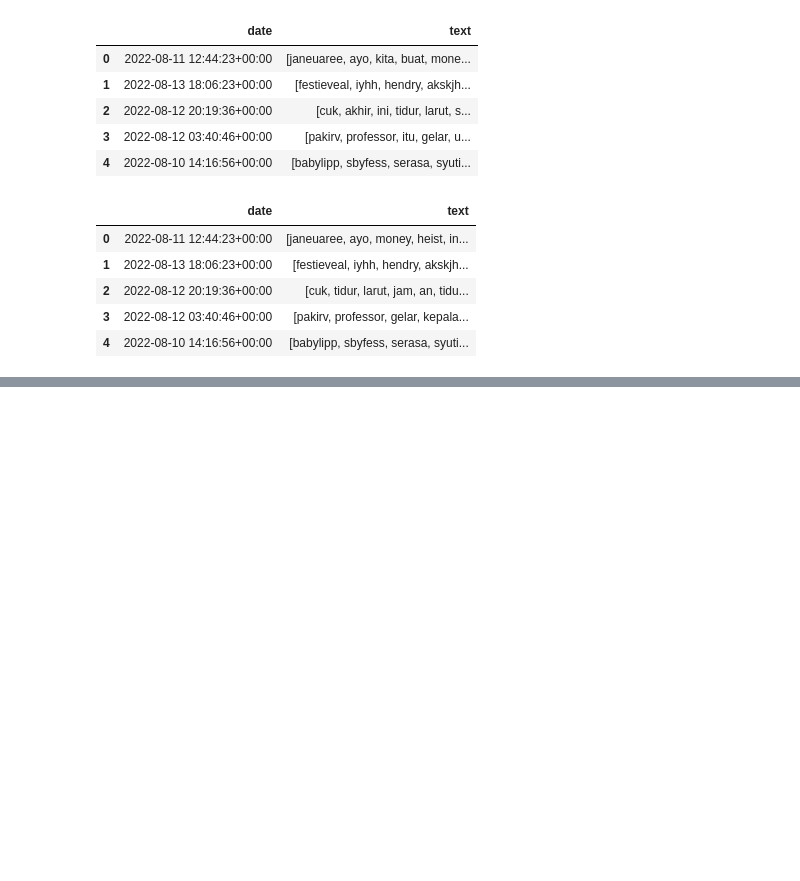
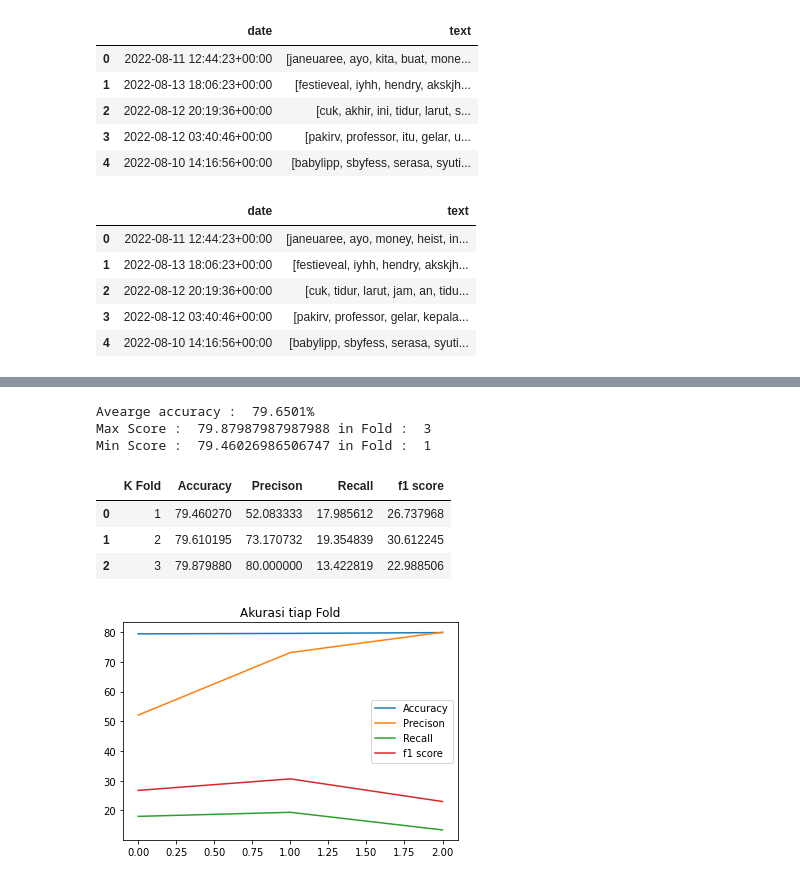
Before and after one commit to Alex-175314127/Sentiment-MKNN, a Jupyter notebook: test.ipynb, the cells around one changed output, grey strips where cells are left out. Cells and saved outputs as stored; diff of their text form; code cells hidden in the pictures; blank space fills up the shorter version.

```diff
--- a/test.ipynb
+++ b/test.ipynb
@@ -111,0 +158,2 @@ df.head()
+# %%
+sentiment_result = Sentiment_analysis()
@@ -111,0 +264,22 @@ df.head()
+# %%
+new_frame = pd.DataFrame(X_test)
+new_frame = new_frame.join(knn_pred)
+
+avg_acc = sum_accuracy/fold_n
+maxs = max(acc)
+mins = min(acc)
+res_df = pd.DataFrame({'K Fold':fol, 'Accuracy': acc, 'Precison':pr, 'Recall':rc, 'f1 score':f1})
+print("Avearge accuracy : ", str("%.4f" % avg_acc)+'%')
+print("Max Score : ",str(maxs),"in Fold : ", str(acc.index(maxs)+1))
+print("Min Score : ",str(mins), "in Fold : ", str(acc.index(mins)+1))
+# %% [output]
+Avearge accuracy :  79.6501%
+Max Score :  79.87987987987988 in Fold :  3
+Min Score :  79.46026986506747 in Fold :  1
+# %%
+res_df.head()
+# %% [output]
+|  | K Fold | Accuracy | Precison | Recall | f1 score |
+| 0 | 1 | 79.460270 | 52.083333 | 17.985612 | 26.737968 |
+| 1 | 2 | 79.610195 | 73.170732 | 19.354839 | 30.612245 |
+| 2 | 3 | 79.879880 | 80.000000 | 13.422819 | 22.988506 |
@@ -111,0 +288,5 @@ df.head()
+# %%
+res_df[['Accuracy', 'Precison', 'Recall', 'f1 score']].plot.line(title="Akurasi tiap Fold")
+plot.show(block=True)
+# %% [output]
+[figure, added]
```
Also changed, not shown: parts of 12 cells of this notebook, 11 other files.
